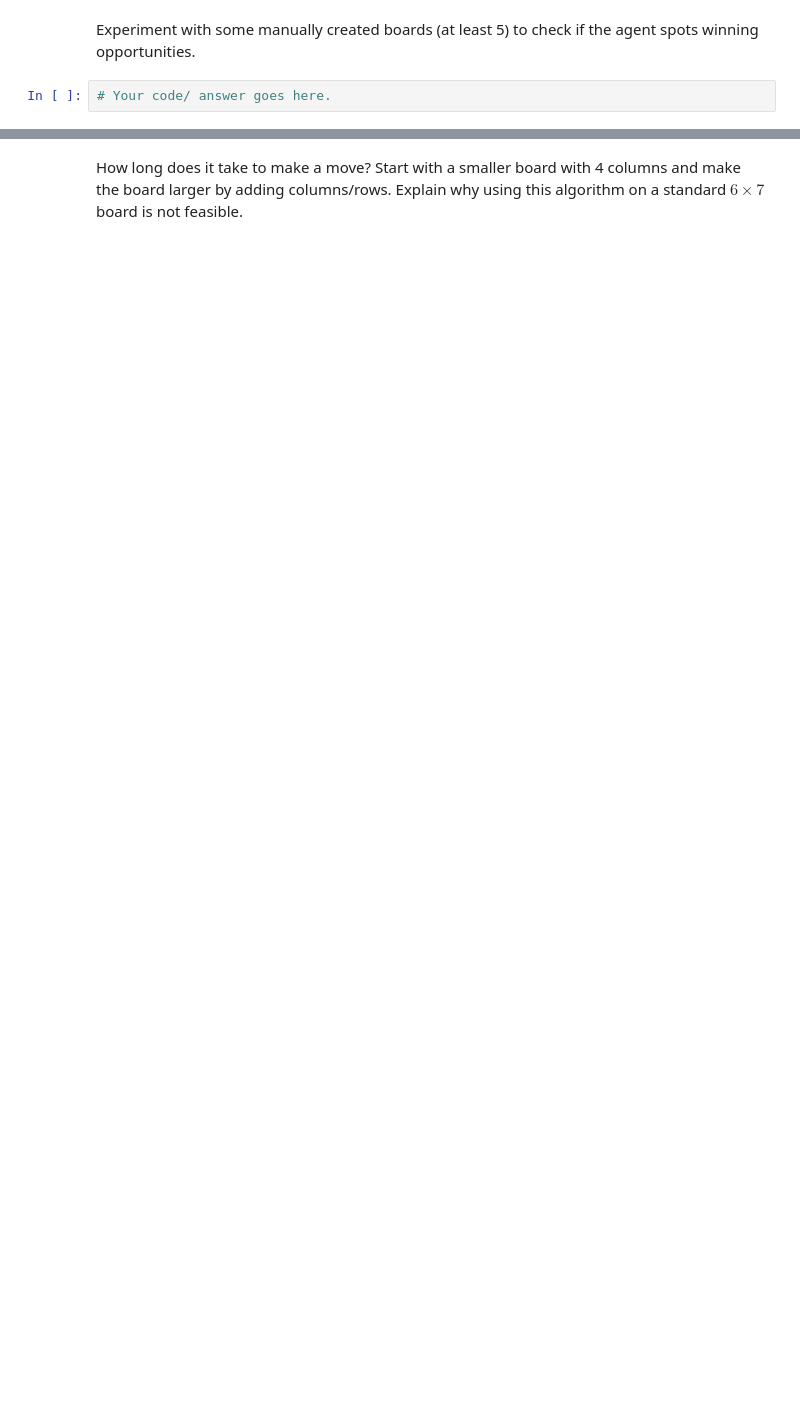
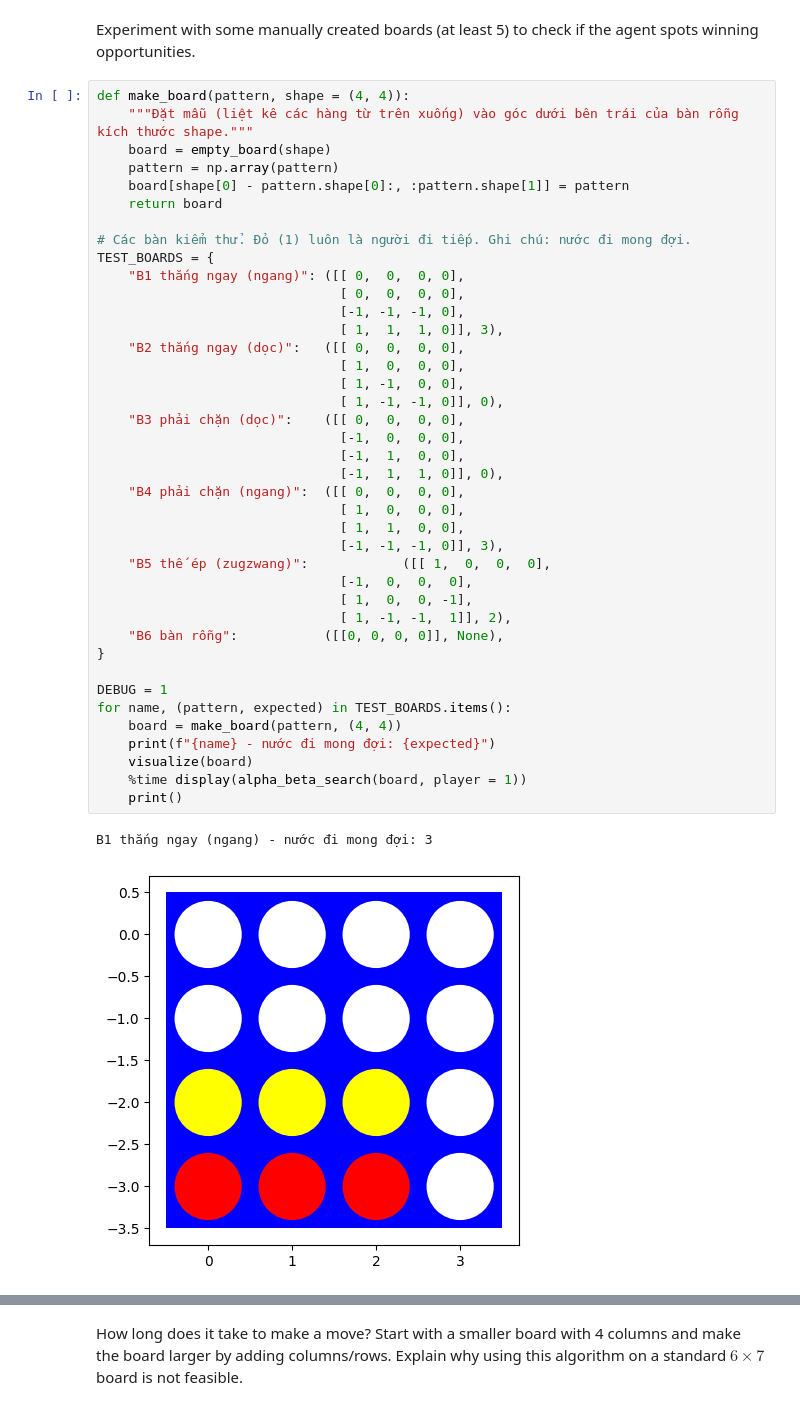
Before and after one commit to minhhieu310800-jpg/TTNTNC-NHOM31, a Jupyter notebook: lab05-tim-kiem-doi-khang/assignment_connect4.ipynb, the cells around one changed output, grey strips where cells are left out. Saved outputs shown, nothing was run; the diff lists cells and outputs as text; blank space fills up the shorter version.

```diff
--- a/lab05-tim-kiem-doi-khang/assignment_connect4.ipynb
+++ b/lab05-tim-kiem-doi-khang/assignment_connect4.ipynb
@@ -156,4 +443,45 @@ This is essential to be able play against agents from other students later.
 # %% [markdown]
 Experiment with some manually created boards (at least 5) to check if the agent spots winning opportunities.
-# %%
-# Your code/ answer goes here.
+# %%
+def make_board(pattern, shape = (4, 4)):
+    """Đặt mẫu (liệt kê các hàng từ trên xuống) vào góc dưới bên trái của bàn rỗng kích thước shape."""
+    board = empty_board(shape)
+    pattern = np.array(pattern)
+    board[shape[0] - pattern.shape[0]:, :pattern.shape[1]] = pattern
+    return board
+
+# Các bàn kiểm thử. Đỏ (1) luôn là người đi tiếp. Ghi chú: nước đi mong đợi.
+TEST_BOARDS = {
+    "B1 thắng ngay (ngang)": ([[ 0,  0,  0, 0],
+                               [ 0,  0,  0, 0],
+                               [-1, -1, -1, 0],
+                               [ 1,  1,  1, 0]], 3),
+    "B2 thắng ngay (dọc)":   ([[ 0,  0,  0, 0],
+                               [ 1,  0,  0, 0],
+                               [ 1, -1,  0, 0],
+                               [ 1, -1, -1, 0]], 0),
+    "B3 phải chặn (dọc)":    ([[ 0,  0,  0, 0],
+                               [-1,  0,  0, 0],
+                               [-1,  1,  0, 0],
+                               [-1,  1,  1, 0]], 0),
+    "B4 phải chặn (ngang)":  ([[ 0,  0,  0, 0],
+                               [ 1,  0,  0, 0],
+                               [ 1,  1,  0, 0],
+                               [-1, -1, -1, 0]], 3),
+    "B5 thế ép (zugzwang)":            ([[ 1,  0,  0,  0],
+                               [-1,  0,  0,  0],
+                               [ 1,  0,  0, -1],
+                               [ 1, -1, -1,  1]], 2),
+    "B6 bàn rỗng":           ([[0, 0, 0, 0]], None),
+}
+
+DEBUG = 1
+for name, (pattern, expected) in TEST_BOARDS.items():
+    board = make_board(pattern, (4, 4))
+    print(f"{name} - nước đi mong đợi: {expected}")
+    visualize(board)
+    %time display(alpha_beta_search(board, player = 1))
+    print()
+# %% [output]
+B1 thắng ngay (ngang) - nước đi mong đợi: 3
+[figure, added]
```
Also changed, not shown: parts of 80 cells of this notebook.
